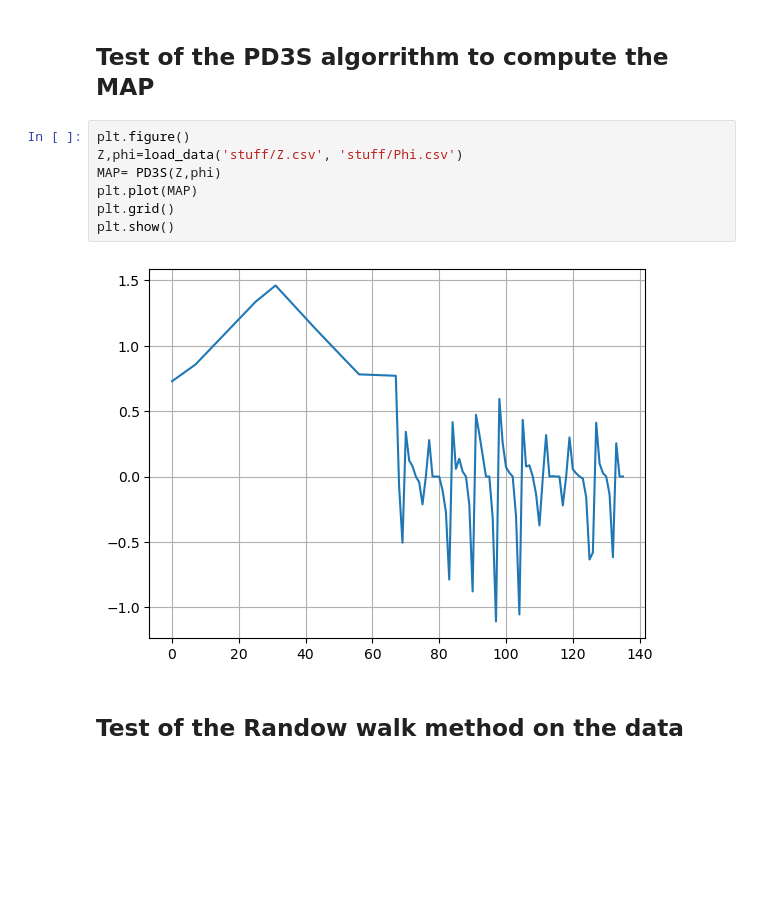
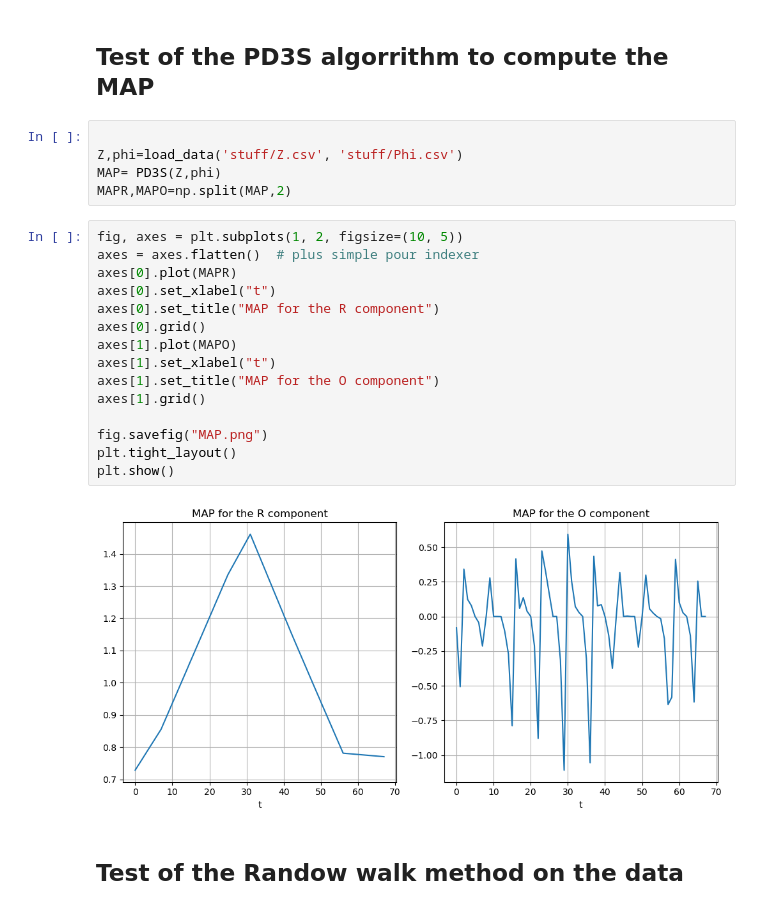
Before and after one commit to vetlerl/mcmc-epidemic, a Jupyter notebook: covid_graphics.ipynb, the cells around one changed output. Drawn from its saved outputs; the diff is of its cells as text; blank space fills up the shorter version.

```diff
--- a/covid_graphics.ipynb
+++ b/covid_graphics.ipynb
@@ -25,14 +25,27 @@ from covid import * #allows us to use our functions directly
 # %% [markdown]
 ## Test of the PD3S algorrithm to compute the MAP
 # %%
-plt.figure()
+
 Z,phi=load_data('stuff/Z.csv', 'stuff/Phi.csv')
 MAP= PD3S(Z,phi)
-plt.plot(MAP)
-plt.grid()
-plt.show()
+MAPR,MAPO=np.split(MAP,2)
-# %% [output]
-[figure, removed]
+# %%
+fig, axes = plt.subplots(1, 2, figsize=(10, 5))
+axes = axes.flatten()  # plus simple pour indexer
+axes[0].plot(MAPR)
+axes[0].set_xlabel("t")
+axes[0].set_title("MAP for the R component")
+axes[0].grid()
+axes[1].plot(MAPO)
+axes[1].set_xlabel("t")
+axes[1].set_title("MAP for the O component")
+axes[1].grid()
+
+fig.savefig("MAP.png")
+plt.tight_layout()
+plt.show()
+# %% [output]
+[figure, added]
 # %% [markdown]
 ## Test of the Randow walk method on the data
 # %%
```
Also changed, not shown: parts of 15 cells of this notebook, 6 other files.
